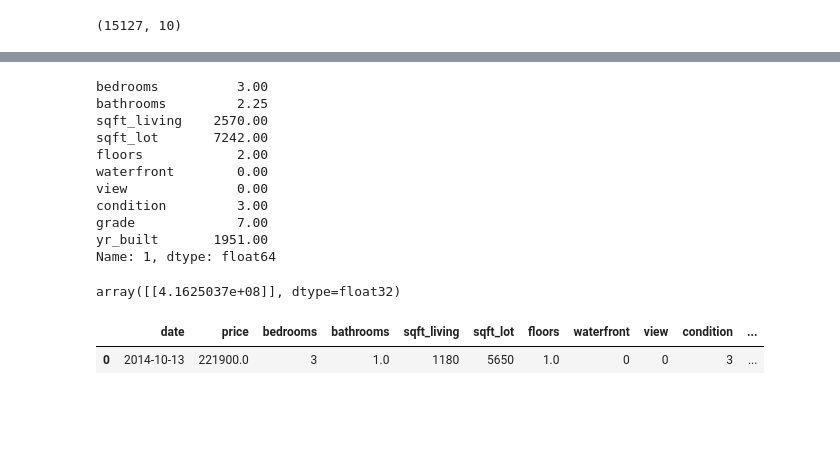
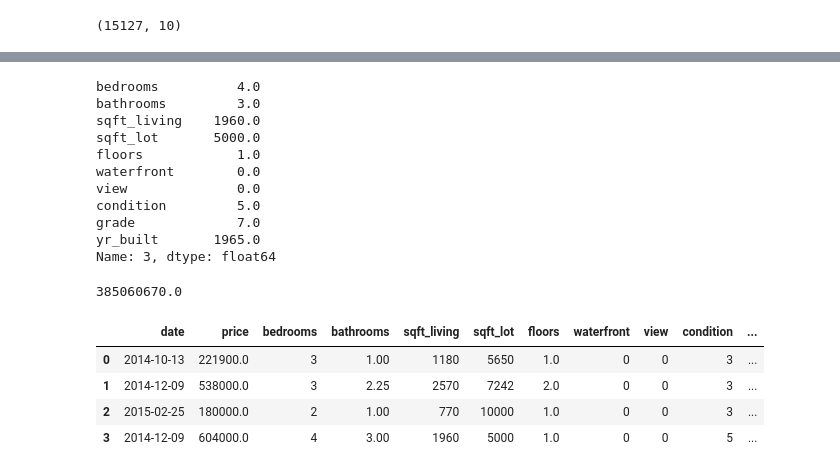
Before and after one commit to umarovj/Fantastic_4, a Jupyter notebook: Group_Project_Final.ipynb, the cells around one changed output, grey strips where cells are left out. Cells and saved outputs as stored; diff of their text form; code cells hidden in the pictures; blank space fills up the shorter version.

```diff
--- a/Group_Project_Final.ipynb
+++ b/Group_Project_Final.ipynb
@@ -481,30 +501,33 @@ explained_variance_score(y_test, prediction)
 # %%
-# Predict the price of a certain house in our data
-predict_price= house_df.drop(['price', 'date', 'yr_renovated', 'zipcode', 'sqft_above', 'sqft_basement', 'lat', 'long', 'sqft_living15', 'sqft_lot15'], axis=1).iloc[1]
+# Predict the price of a specific house in our data
+predict_price= house_df.drop(['price', 'date', 'yr_renovated', 'zipcode', 'sqft_above', 'sqft_basement', 'lat', 'long', 'sqft_living15', 'sqft_lot15'], axis=1).iloc[3]
 predict_price
 # %% [output]
-bedrooms          3.00
-bathrooms         2.25
-sqft_living    2570.00
-sqft_lot       7242.00
-floors            2.00
-waterfront        0.00
-view              0.00
-condition         3.00
-grade             7.00
-yr_built       1951.00
-Name: 1, dtype: float64
+bedrooms          4.0
+bathrooms         3.0
+sqft_living    1960.0
+sqft_lot       5000.0
+floors            1.0
+waterfront        0.0
+view              0.0
+condition         5.0
+grade             7.0
+yr_built       1965.0
+Name: 3, dtype: float64
 # %%
 # Scale predicted prices
 predict_price = scaler.transform(predict_price.values.reshape(-1, 10))
 # %%
 # Predict house price of first house in our dataset
-model.predict(predict_price)
+model.predict(predict_price)[0][0]
 # %% [output]
-array([[4.1625037e+08]], dtype=float32)
+385060670.0
 # %%
 # Compare predicted price against actual price
-house_df.head(1)
+house_df.head(4)
 # %% [output]
 |  | date | price | bedrooms | bathrooms | sqft_living | sqft_lot | floors | waterfront | view | condition | ... |
-| 0 | 2014-10-13 | 221900.0 | 3 | 1.0 | 1180 | 5650 | 1.0 | 0 | 0 | 3 | ... |
+| 0 | 2014-10-13 | 221900.0 | 3 | 1.00 | 1180 | 5650 | 1.0 | 0 | 0 | 3 | ... |
+| 1 | 2014-12-09 | 538000.0 | 3 | 2.25 | 2570 | 7242 | 2.0 | 0 | 0 | 3 | ... |
+| 2 | 2015-02-25 | 180000.0 | 2 | 1.00 | 770 | 10000 | 1.0 | 0 | 0 | 3 | ... |
+| 3 | 2014-12-09 | 604000.0 | 4 | 3.00 | 1960 | 5000 | 1.0 | 0 | 0 | 5 | ... |
```
Also changed, not shown: parts of 10 cells of this notebook.
